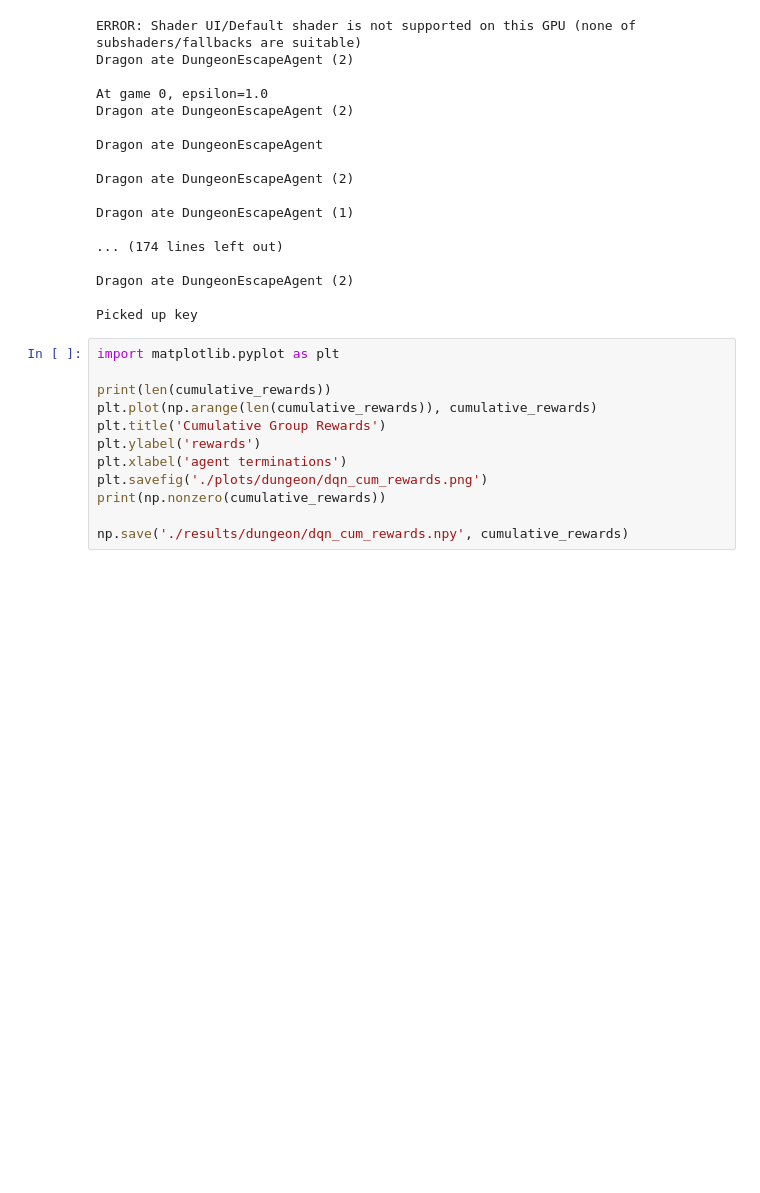
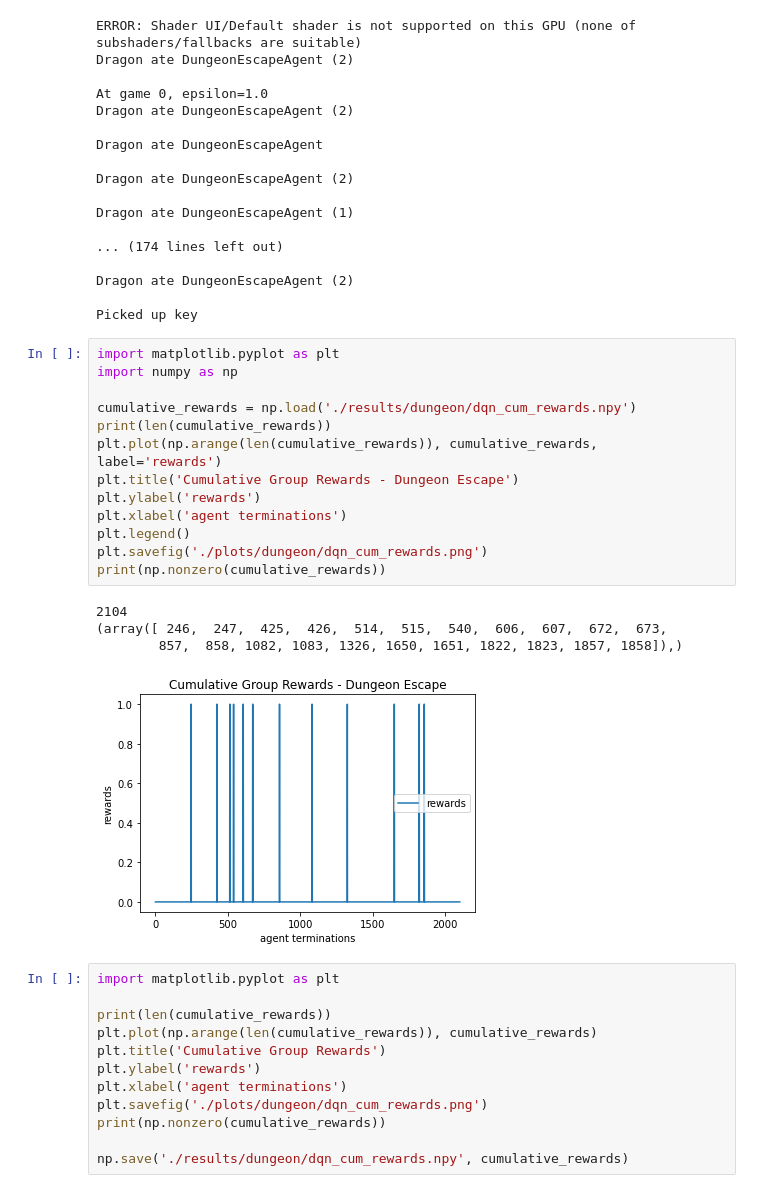
Before and after one commit to reubenwong97/dungeon_testing, a Jupyter notebook: ML-Agents Testing.ipynb, the cells around one changed output. Saved outputs shown, nothing was run; the diff lists cells and outputs as text; blank space fills up the shorter version.

Commit message:
Generate better plots

```diff
--- a/ML-Agents Testing.ipynb
+++ b/ML-Agents Testing.ipynb
@@ -539,6 +539,24 @@ Dragon ate DungeonEscapeAgent (1)
 Dragon ate DungeonEscapeAgent (2)
 
 Picked up key
+# %%
+import matplotlib.pyplot as plt
+import numpy as np
+
+cumulative_rewards = np.load('./results/dungeon/dqn_cum_rewards.npy')
+print(len(cumulative_rewards))
+plt.plot(np.arange(len(cumulative_rewards)), cumulative_rewards, label='rewards')
+plt.title('Cumulative Group Rewards - Dungeon Escape')
+plt.ylabel('rewards')
+plt.xlabel('agent terminations')
+plt.legend()
+plt.savefig('./plots/dungeon/dqn_cum_rewards.png')
+print(np.nonzero(cumulative_rewards))
+# %% [output]
+2104
+(array([ 246,  247,  425,  426,  514,  515,  540,  606,  607,  672,  673,
+        857,  858, 1082, 1083, 1326, 1650, 1651, 1822, 1823, 1857, 1858]),)
+[figure, added]
 # %%
 import matplotlib.pyplot as plt
 
```
Also changed, not shown: 1 other file.
